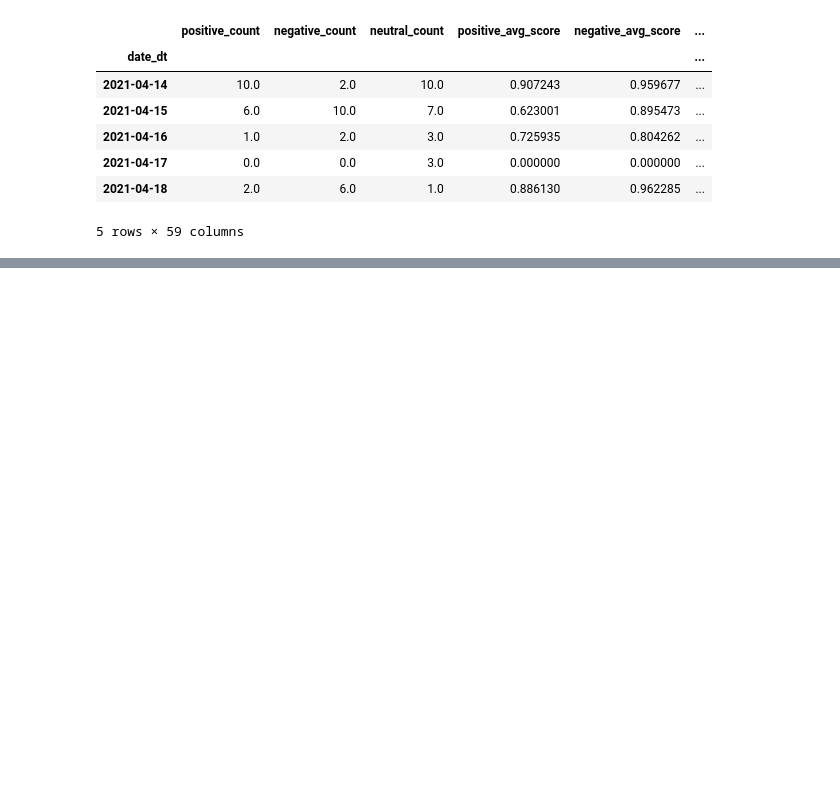
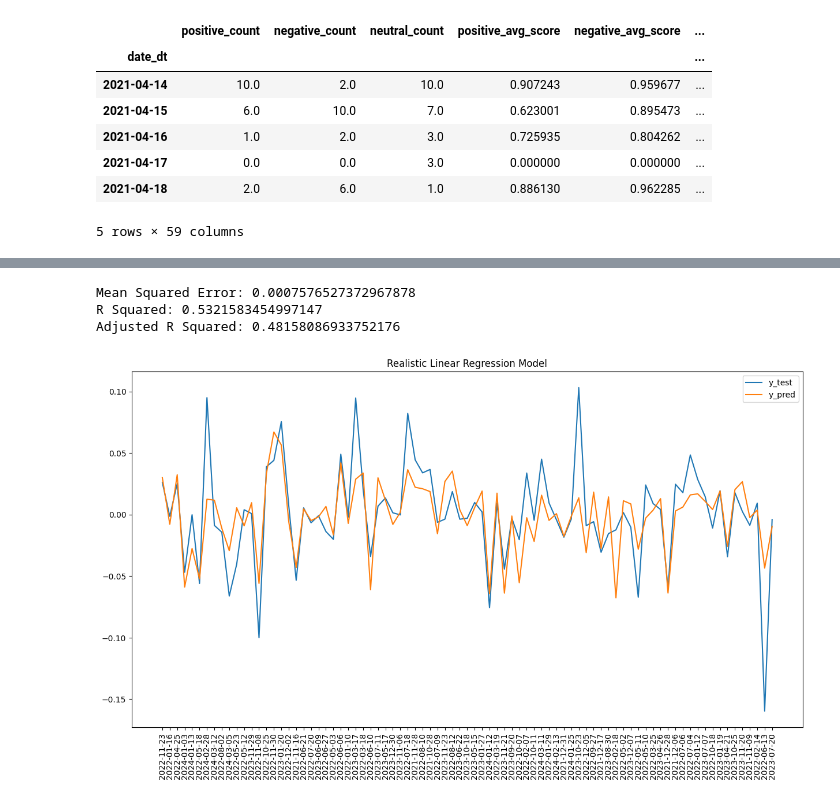
Before and after one commit to nogibjj/Flamingo-ML, a Jupyter notebook: response_variable/data_puller.ipynb, the cells around one changed output, grey strips where cells are left out. Drawn from its saved outputs; the diff is of its cells as text; code cells hidden in the pictures; blank space fills up the shorter version.

```diff
--- a/response_variable/data_puller.ipynb
+++ b/response_variable/data_puller.ipynb
@@ -298,3 +307,80 @@ Notes:
 [2] Standard Errors are heteroscedasticity robust (HC3)
 [3] The condition number is large, 1.08e+04. This might indicate that there are
 strong multicollinearity or other numerical problems.
+# %%
+# more realistic model
+
+data["total_news_score_lag"] = data["total_news_score"].shift(1)
+data["positive_count_lag"] = data["positive_count"].shift(1)
+data["negative_count_lag"] = data["negative_count"].shift(1)
+
+# cumulative sum for last 100 days of news sentiment
+data["total_news_score_lag_100_sum"] = data["total_news_score_lag"].rolling(100).sum()
+
+
+data = data.dropna()
+
+# split data
+cols = [
+    "stoch_%K",
+    "stoch_%D",
+    "S&P500 Return",
+    "rsi",
+    "negative_count_lag",
+    "positive_count_lag",
+    "total_news_score_lag_100_sum",
+    "signal",
+    "Daily Return",
+]
+X = data[cols].drop(columns=["Daily Return"])
+y = data["Daily Return"]
+
+X_train, X_test, y_train, y_test = train_test_split(
+    X, y, test_size=0.2, random_state=42
+)
+
+# fit model
+model = LinearRegression()
+model.fit(X_train, y_train)
+
+# make predictions
+y_pred = model.predict(X_test)
+
+# evaluate model
+mse = mean_squared_error(y_test, y_pred)
+print(f"Mean Squared Error: {mse}")
+
+r_squared = model.score(X_test, y_test)
+print(f"R Squared: {r_squared}")
+
+# print adjusted r squared
+n = X_test.shape[0]
+p = X_test.shape[1]
+adj_r_squared = 1 - (1 - r_squared) * (n - 1) / (n - p - 1)
+print(f"Adjusted R Squared: {adj_r_squared}")
+
+# save model
+joblib.dump(model, "../response_variable/model_realisitic.pkl")
+
+# make a dataframe with y_test and y_pred
+results = pd.DataFrame({"y_test": y_test, "y_pred": y_pred})
+
+# compute residuals
+results["residuals"] = results["y_test"] - results["y_pred"]
+
+# save results
+results.to_csv("../response_variable/results_realistic.csv")
+
+# plot results
+plt.plot(results["y_test"], label="y_test")
+plt.plot(results["y_pred"], label="y_pred")
+plt.legend()
+plt.title("Realistic Linear Regression Model")
+plt.xticks(rotation=90)
+plt.gcf().set_size_inches(15, 8)
+plt.show()
+# %% [output]
+Mean Squared Error: 0.0007576527372967878
+R Squared: 0.5321583454997147
+Adjusted R Squared: 0.48158086933752176
+[figure, added]
```
Also changed, not shown: parts of 8 cells of this notebook.
